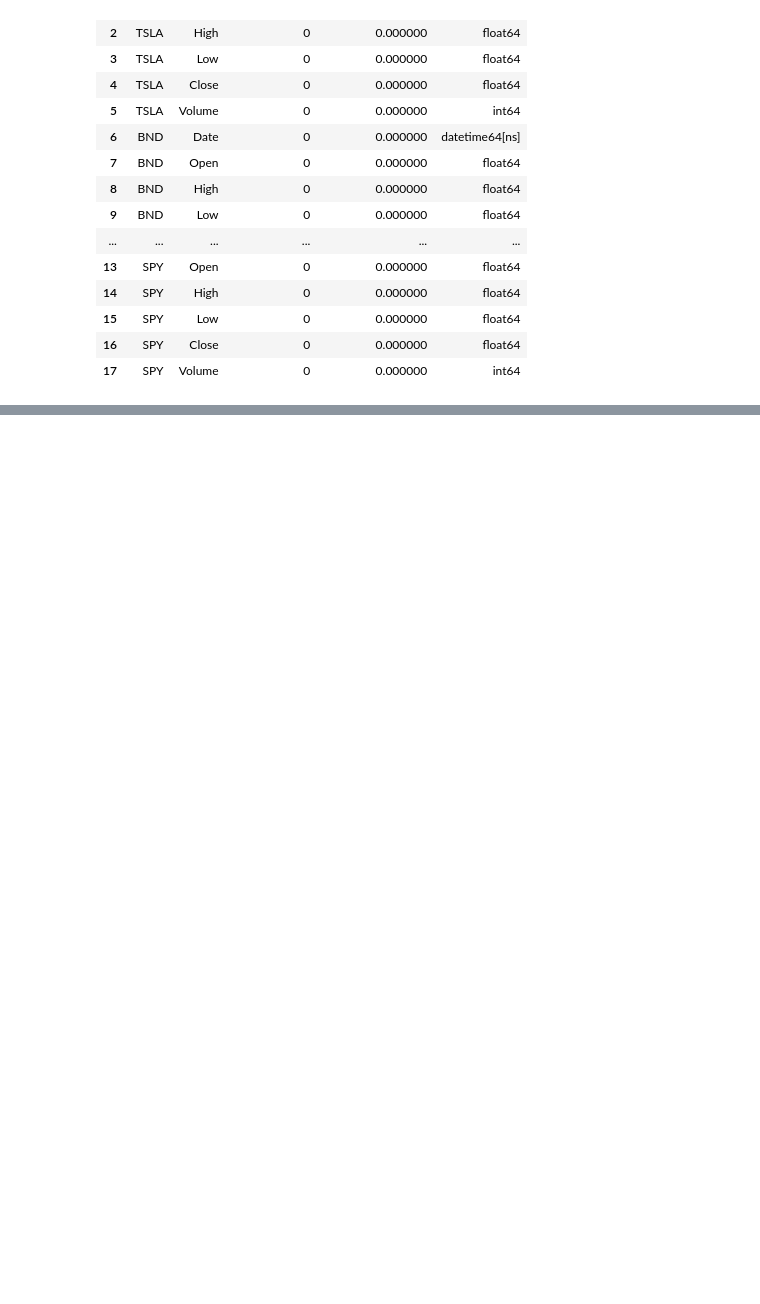
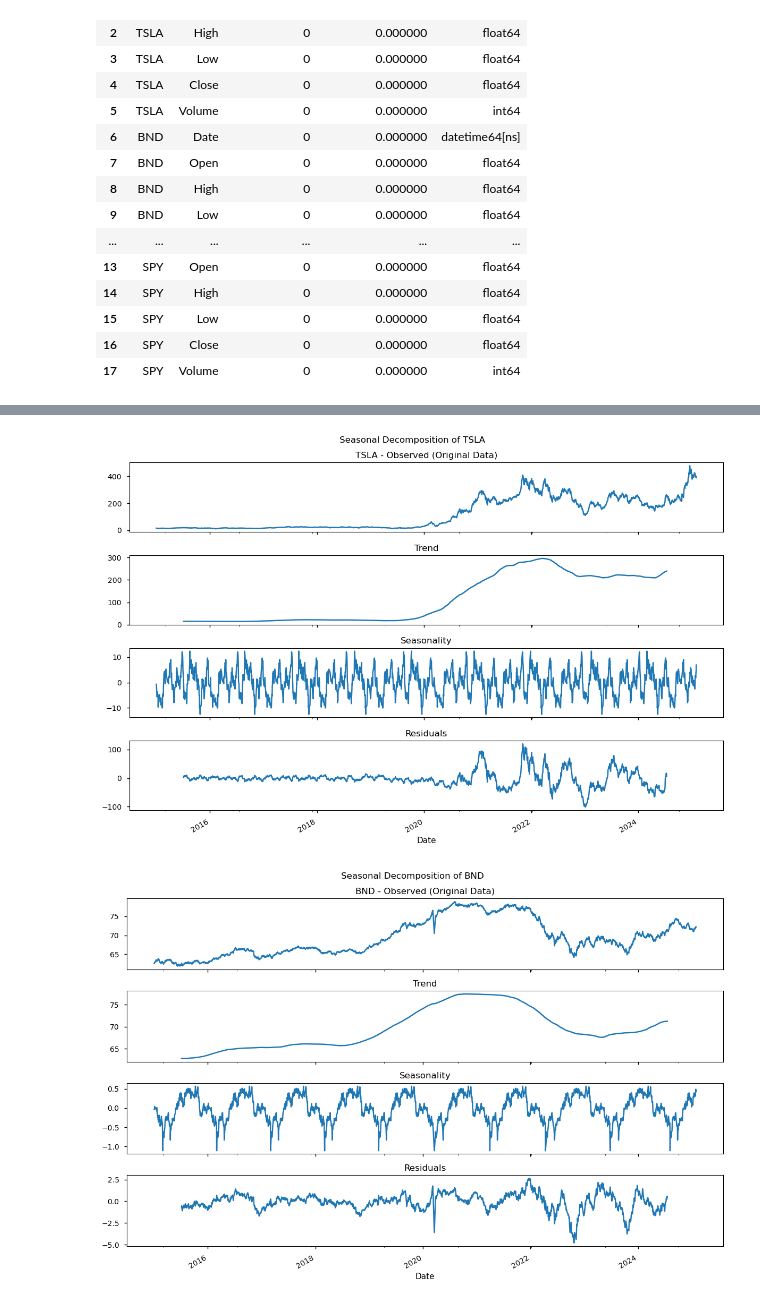
Before and after one commit to zereay74/Kaim-week-11, a Jupyter notebook: notebooks/Task_1_Preprocess_and _Explore_the_Data.ipynb, the cells around one changed output, grey strips where cells are left out. Drawn from its saved outputs; the diff is of its cells as text; code cells hidden in the pictures; blank space fills up the shorter version.

```diff
--- a/notebooks/Task_1_Preprocess_and _Explore_the_Data.ipynb
+++ b/notebooks/Task_1_Preprocess_and _Explore_the_Data.ipynb
@@ -139,0 +165,3 @@ analyzer.plot_daily_returns()     # Step 8: Plot Daily Returns
+# %%
+analyzer.decompose_seasonality()      # Step 3: Decomposing Trends & Seasonality
+# %% [output]
@@ -139,0 +169,2 @@ analyzer.plot_daily_returns()     # Step 8: Plot Daily Returns
+[figure, added]
+[figure, added]
```
Also changed, not shown: parts of 10 cells of this notebook, 2 other files.
